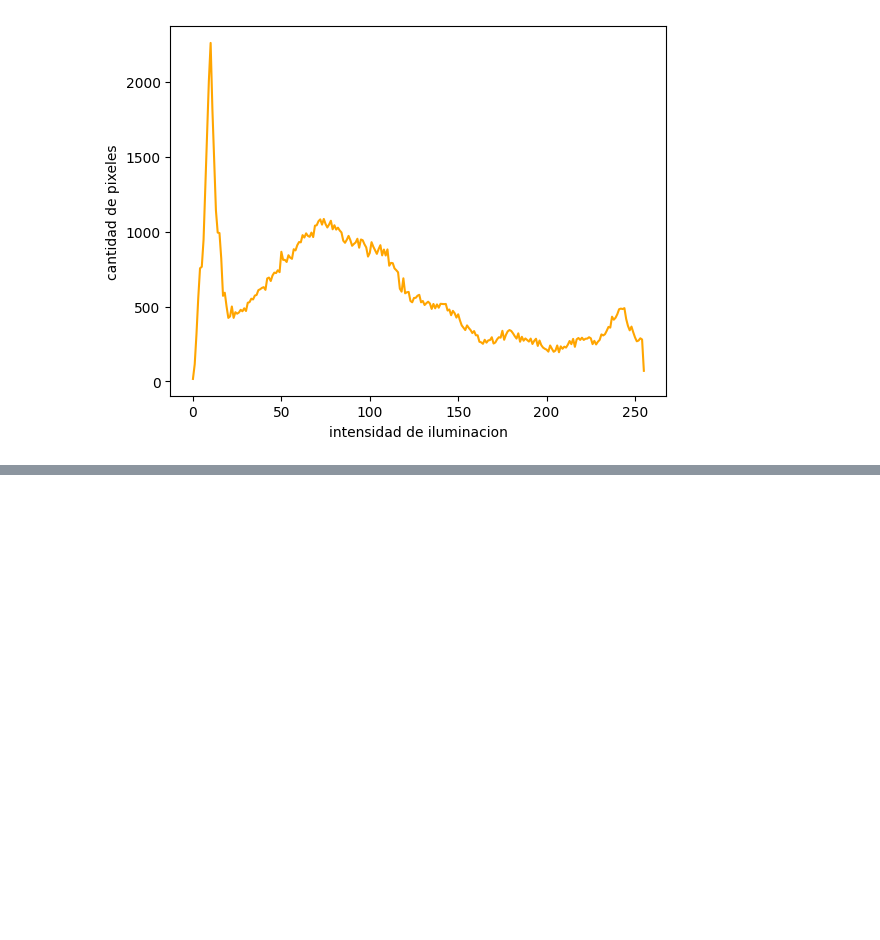
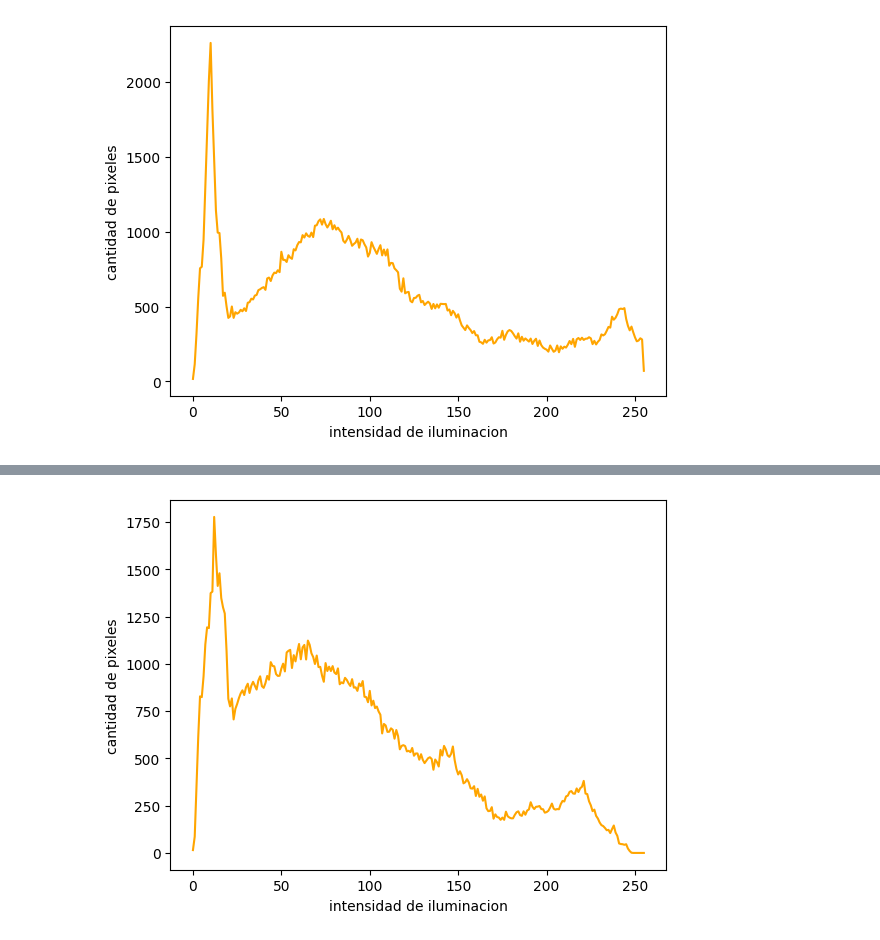
Before and after one commit to andresvillamayor/ML_Imagenes, a Jupyter notebook: leer_imagen_2.ipynb, the cells around one changed output, grey strips where cells are left out. Saved outputs shown, nothing was run; the diff lists cells and outputs as text; code cells hidden in the pictures; blank space fills up the shorter version.

```diff
--- a/leer_imagen_2.ipynb
+++ b/leer_imagen_2.ipynb
@@ -52,0 +61,8 @@ plt.show()
+# %%
+hist = cv2.calcHist([imagen_copy3], [0], None, [256], [0, 256])
+plt.plot(hist, color='orange' )
+plt.xlabel('intensidad de iluminacion')
+plt.ylabel('cantidad de pixeles')
+plt.show()
+# %% [output]
+[figure, added]
```
Also changed, not shown: parts of 1 cell of this notebook.
